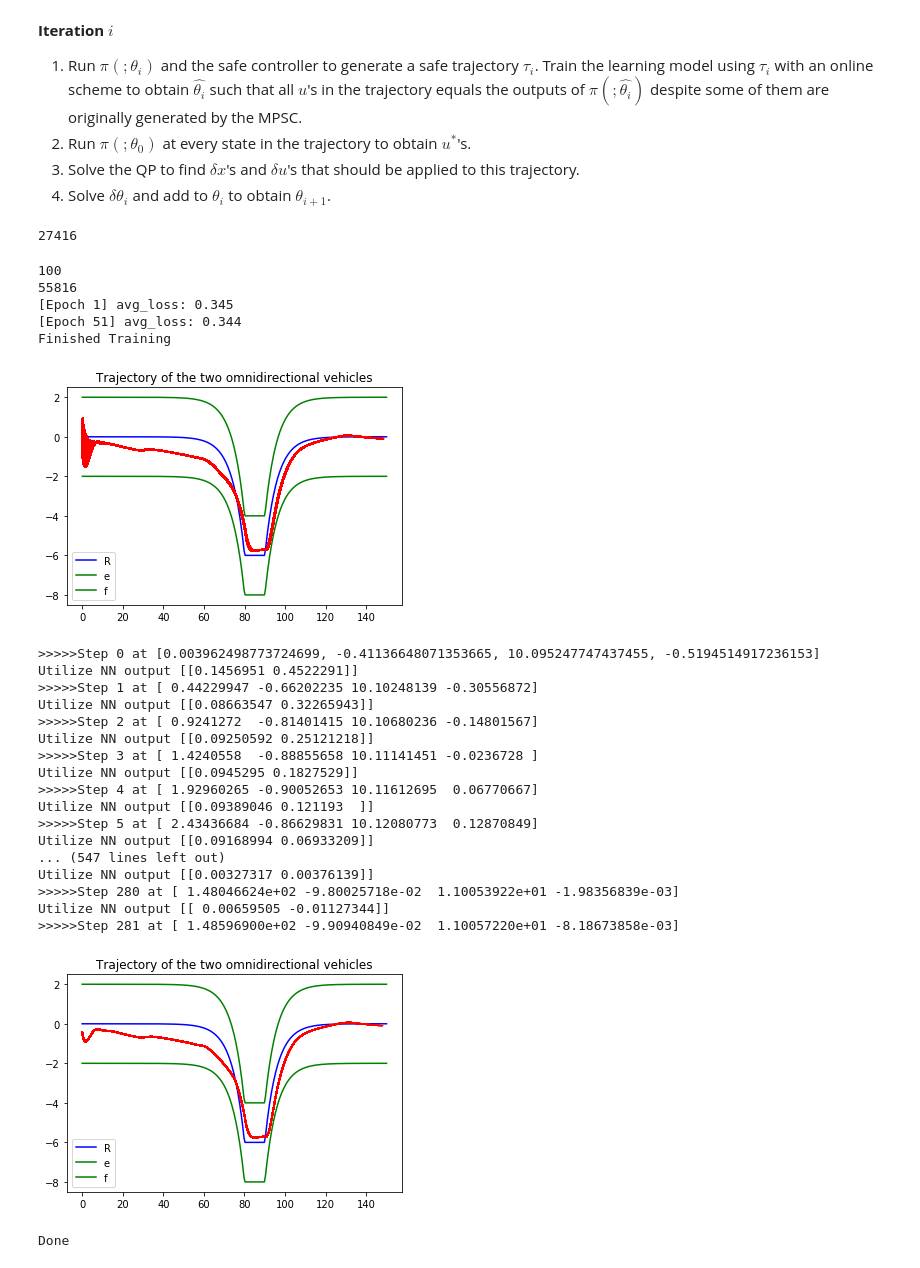
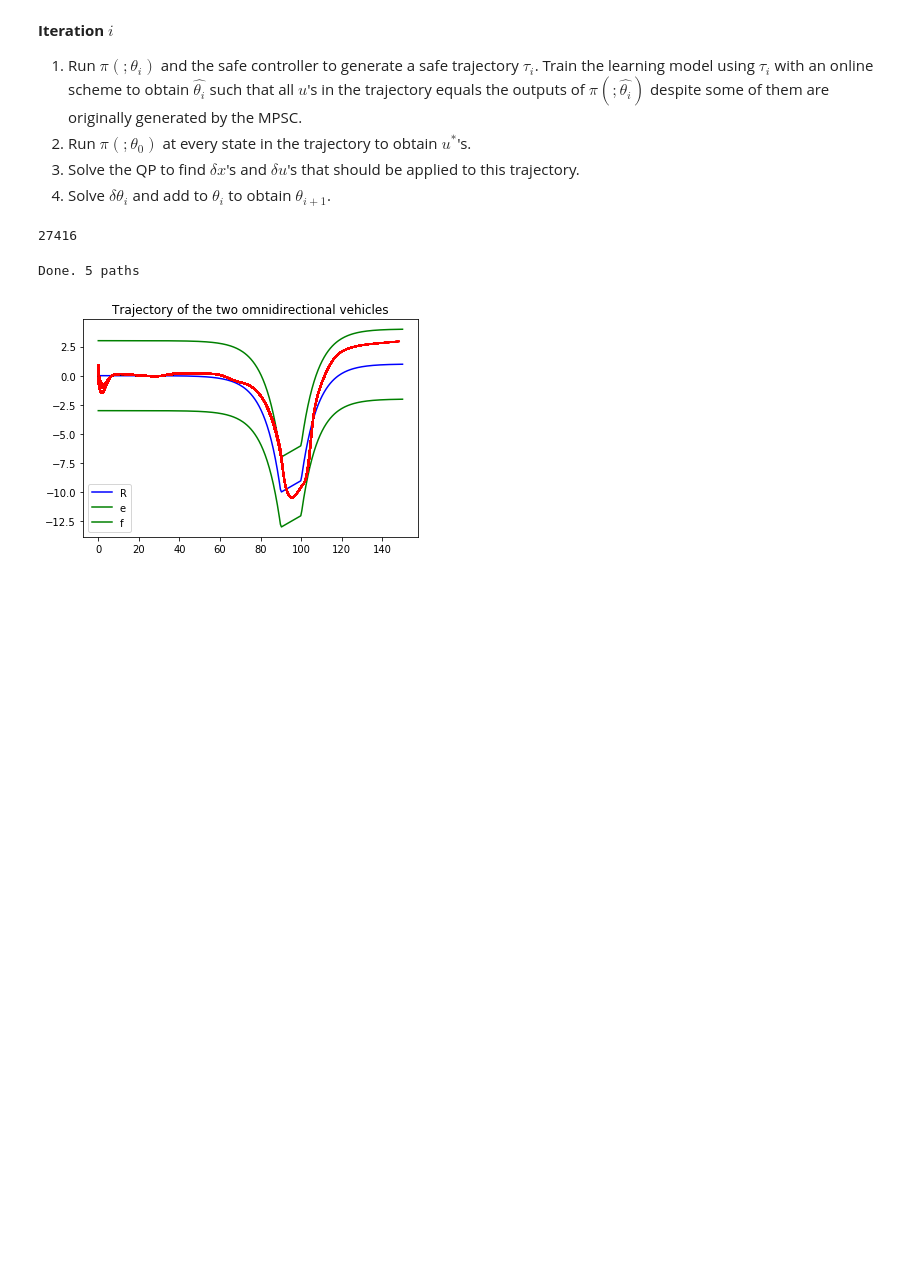
Before and after one commit to zwc662/MPSC_Guided_Imitation_Learning, a Jupyter notebook: ilqr/examples/car_3_bak.ipynb, the cells around one changed output. Cells and saved outputs as stored; diff of their text form; code cells hidden in the pictures; blank space fills up the shorter version.

```diff
--- a/ilqr/examples/car_3_bak.ipynb
+++ b/ilqr/examples/car_3_bak.ipynb
@@ -221,7 +221,7 @@ def draw_agent_traj(agent_trajs):
     plt.legend(["Vehicle", "Reference Path"])
 
     posx_ = np.asarray(x_nominal)[:, 0]
-    posy_ = np.asarray(x_nominal)[:, 1]
+    posy_ = np.asarray(x_lane)[:, 1]
     posy_u = np.asarray(x_barrier_u)[:, 1]
     posy_l = np.asarray(x_barrier_l)[:, 1]
     _ = plt.plot(posx_, posy_, "b")
@@ -589,0 +556,31 @@ TypeError: 'NoneType' object is not iterable
+# %%
+H = 2
+agent_ = NeuralNetwork(input_size = (H + 1) * dynamics.state_size, model_name = 'mlp_temp_H2_temp', batch_size = 500, checkpoint = 'checkpoints/mlp_H2.pt')
+paths = ['expert_traj/expert_pts_10058_H10.p', 'expert_traj/expert_pts_17358_H10.p']
+
+train_traj_aggr = 100 * train_traj
+
+trajs_, nn_trajs_, mpc_trajs_, train_trajs_  = train_pipeline(agent_, x0s[:itr_train], train_traj_aggr, paths = None)
+
+
+
+
+
+#raise TypeError
+itr_train = 2
+batch_size = 3
+'''
+
+'''
+
+while itr_train < batch_size:
+    # Initial state.
+    agent_ = NeuralNetwork(input_size = (H + 1) * dynamics.state_size, model_name = 'mlp_temp_H2', batch_size = 500, checkpoint = 'checkpoints/mlp_temp_H2.pt')
+    train_traj_aggr = train_traj_aggr + int((batch_size - itr_train) * 120 + 1) * train_traj_[:]
+    trajs_, nn_trajs_, mpc_trajs_, train_trajs_  = train_pipeline(agent_, x0s[:itr_train], train_traj_aggr, paths = None)
+    itr_train += 1
+
+    x0s = [[x_nominal[0][0] + 0.5 * (2 * random.random() - 1.0), \
+                  x_nominal[0][1] + 1.0 * (2 * random.random() - 1.0), \
+                  x_nominal[0][2] + 0.5 * (2 * random.random() - 1.0), \
+                  x_nominal[0][3] + 0.5 * (2 * random.random() - 1.0)]]
@@ -751,59 +774,36 @@ if checkpoint_0 is not None:
 27416
 # %%
 x0s = []
-batch_size = 30
+batch_size = 5
 for i_batch in range(batch_size):
     x0s.append([x_nominal[0][0] + 0.1 * (2 * random.random() - 1.0), \
           x_nominal[0][1] + 1.0 * (2 * random.random() - 1.0), \
           x_nominal[0][2] + 0.1 * (2 * random.random() - 1.0), \
           x_nominal[0][3] + 0.1 * (2 * random.random() - 1.0)])  # Initial state.
 
 agent = NeuralNetwork(input_size = (n + 1) * 4, \
                       model_name = 'mlp_H2_MPSC', \
                       batch_size = 1000, \
-                      checkpoint = checkpoint_0)
+                      checkpoint = 'checkpoints/mlp_temp_H2.pt')
 '''
 # Run MPSC guided controller and generate safe trajectory
 traj, nn_traj, mpc_traj, train_traj = MPSC(agent, x0s)
 draw_agent_traj(traj)
 draw_str(nn_traj, mpc_traj)
-'''
 
 # Collect training trajectory
 train_traj_aggr = [i for i in train_traj[:]] * 100
 itr = 0
 
 while itr < 1:
-    train_traj = train_temp(agent, x0s, train_traj_aggr, paths)
+    train_traj = train_temp(agent, x0s, train_traj_aggr, paths = None)
     train_traj_aggr = train_traj_aggr + [i for i in train_traj[:]] * 100
     itr += 1
+'''
 
 agent_traj = agent_run(agent, x0s)
-print("Done")
+print("Done. {} paths".format(len(agent_traj)))
 draw_agent_traj(agent_traj)
 # %% [output]
-100
-55816
-[Epoch 1] avg_loss: 0.345
-[Epoch 51] avg_loss: 0.344
-Finished Training
+Done. 5 paths
-[figure, old version]
+[figure, new version]
->>>>>Step 0 at [0.003962498773724699, -0.41136648071353665, 10.095247747437455, -0.5194514917236153]
-Utilize NN output [[0.1456951 0.4522291]]
->>>>>Step 1 at [ 0.44229947 -0.66202235 10.10248139 -0.30556872]
-Utilize NN output [[0.08663547 0.32265943]]
->>>>>Step 2 at [ 0.9241272  -0.81401415 10.10680236 -0.14801567]
-Utilize NN output [[0.09250592 0.25121218]]
->>>>>Step 3 at [ 1.4240558  -0.88855658 10.11141451 -0.0236728 ]
-Utilize NN output [[0.0945295 0.1827529]]
->>>>>Step 4 at [ 1.92960265 -0.90052653 10.11612695  0.06770667]
-Utilize NN output [[0.09389046 0.121193  ]]
->>>>>Step 5 at [ 2.43436684 -0.86629831 10.12080773  0.12870849]
-Utilize NN output [[0.09168994 0.06933209]]
-... (547 lines left out)
-Utilize NN output [[0.00327317 0.00376139]]
->>>>>Step 280 at [ 1.48046624e+02 -9.80025718e-02  1.10053922e+01 -1.98356839e-03]
-Utilize NN output [[ 0.00659505 -0.01127344]]
->>>>>Step 281 at [ 1.48596900e+02 -9.90940849e-02  1.10057220e+01 -8.18673858e-03]
-[figure, removed]
-Done
```
Also changed, not shown: parts of 13 cells of this notebook, 1 other file.
